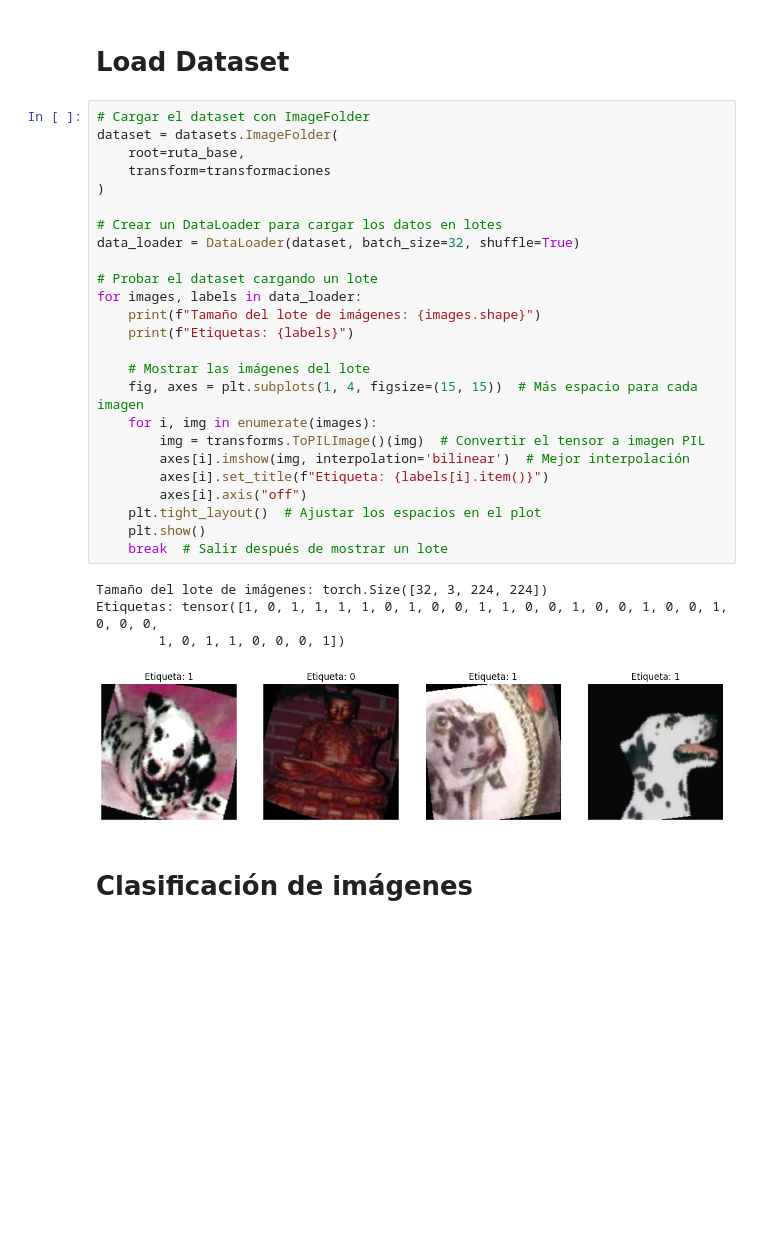
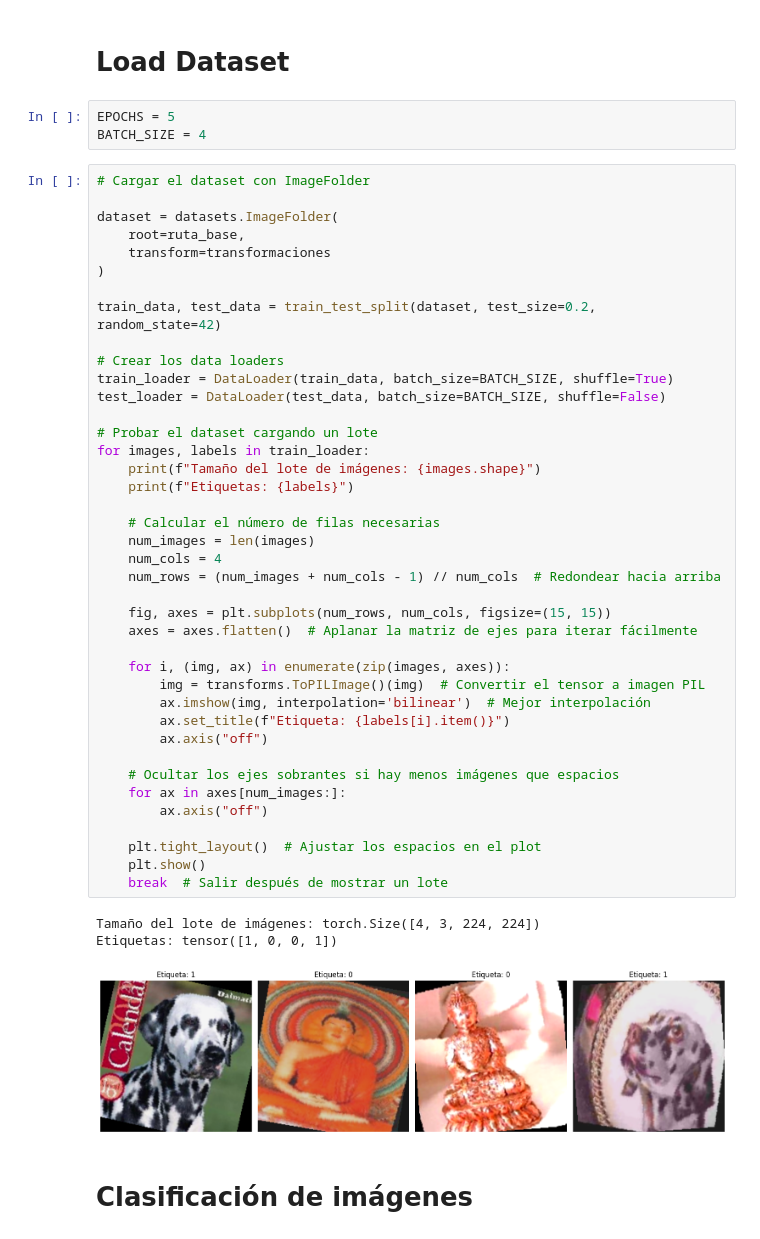
Before and after one commit to alberba/Aprendizaje-Autom-tico, a Jupyter notebook: 18_Practica2/informe.ipynb, the cells around one changed output. Drawn from its saved outputs; the diff is of its cells as text; blank space fills up the shorter version.

```diff
--- a/18_Practica2/informe.ipynb
+++ b/18_Practica2/informe.ipynb
@@ -129,36 +132,53 @@ Clase: dalmatian
   Guardadas en: ../dataPractica/caltech101/101_ObjectCategories/dalmatian
 # %% [markdown]
 # Load Dataset
+# %%
+EPOCHS = 5
+BATCH_SIZE = 4
 # %%
 # Cargar el dataset con ImageFolder
+
 dataset = datasets.ImageFolder(
     root=ruta_base,
     transform=transformaciones
 )
 
-# Crear un DataLoader para cargar los datos en lotes
-data_loader = DataLoader(dataset, batch_size=32, shuffle=True)
+train_data, test_data = train_test_split(dataset, test_size=0.2, random_state=42)
+
+# Crear los data loaders
+train_loader = DataLoader(train_data, batch_size=BATCH_SIZE, shuffle=True)
+test_loader = DataLoader(test_data, batch_size=BATCH_SIZE, shuffle=False)
 
 # Probar el dataset cargando un lote
-for images, labels in data_loader:
+for images, labels in train_loader:
     print(f"Tamaño del lote de imágenes: {images.shape}")
     print(f"Etiquetas: {labels}")
 
-    # Mostrar las imágenes del lote
-    fig, axes = plt.subplots(1, 4, figsize=(15, 15))  # Más espacio para cada imagen
-    for i, img in enumerate(images):
+    # Calcular el número de filas necesarias
+    num_images = len(images)
+    num_cols = 4
+    num_rows = (num_images + num_cols - 1) // num_cols  # Redondear hacia arriba
+
+    fig, axes = plt.subplots(num_rows, num_cols, figsize=(15, 15))
+    axes = axes.flatten()  # Aplanar la matriz de ejes para iterar fácilmente
+
+    for i, (img, ax) in enumerate(zip(images, axes)):
         img = transforms.ToPILImage()(img)  # Convertir el tensor a imagen PIL
-        axes[i].imshow(img, interpolation='bilinear')  # Mejor interpolación
-        axes[i].set_title(f"Etiqueta: {labels[i].item()}")
-        axes[i].axis("off")
+        ax.imshow(img, interpolation='bilinear')  # Mejor interpolación
+        ax.set_title(f"Etiqueta: {labels[i].item()}")
+        ax.axis("off")
+
+    # Ocultar los ejes sobrantes si hay menos imágenes que espacios
+    for ax in axes[num_images:]:
+        ax.axis("off")
+
     plt.tight_layout()  # Ajustar los espacios en el plot
     plt.show()
     break  # Salir después de mostrar un lote
 # %% [output]
-Tamaño del lote de imágenes: torch.Size([32, 3, 224, 224])
-Etiquetas: tensor([1, 0, 1, 1, 1, 1, 0, 1, 0, 0, 1, 1, 0, 0, 1, 0, 0, 1, 0, 0, 1, 0, 0, 0,
-        1, 0, 1, 1, 0, 0, 0, 1])
+Tamaño del lote de imágenes: torch.Size([4, 3, 224, 224])
+Etiquetas: tensor([1, 0, 0, 1])
-[figure, old version]
+[figure, new version]
 # %% [markdown]
 # Clasificación de imágenes
 # %% [markdown]
```
Also changed, not shown: parts of 6 cells of this notebook.
